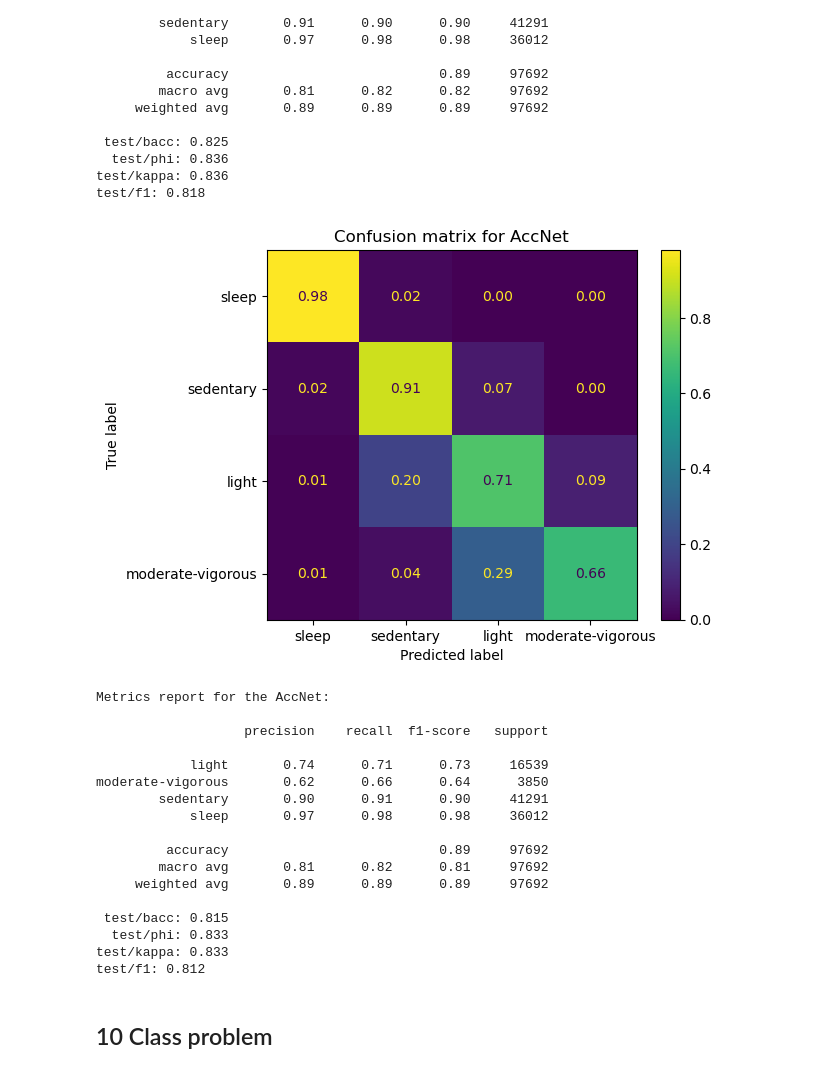
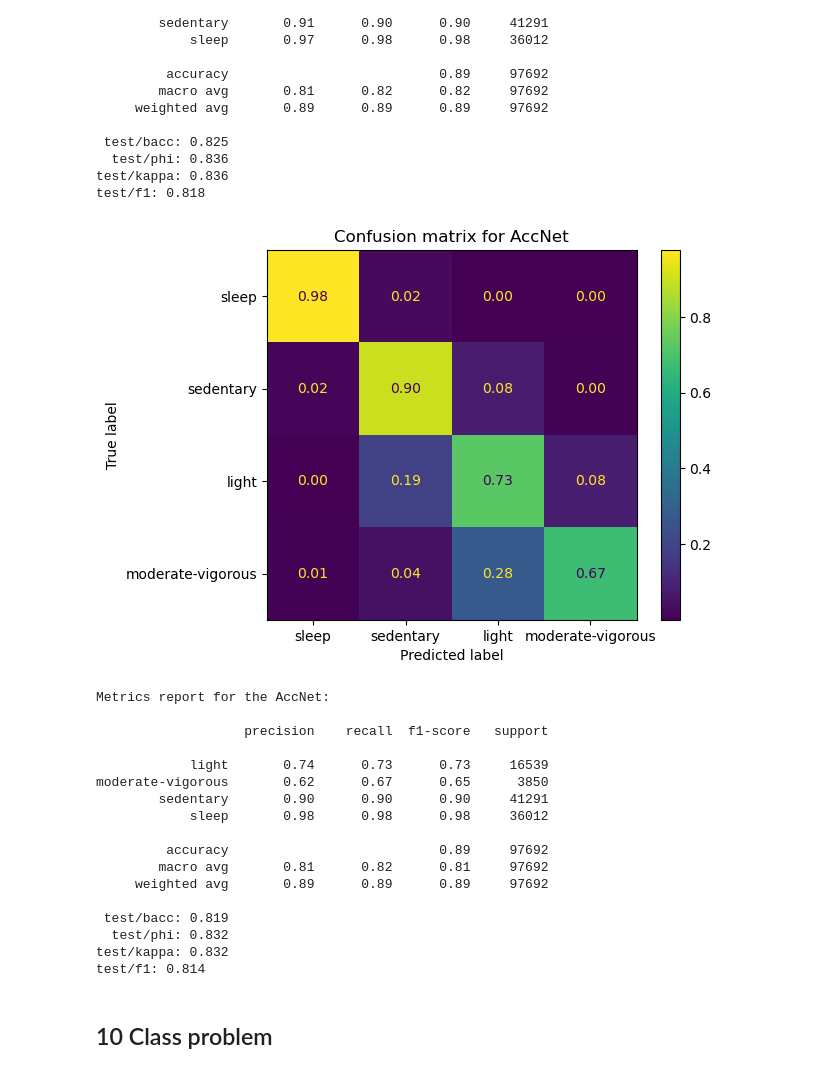
Before and after one commit to finlayscheib/capture24, a Jupyter notebook: Deep_models.ipynb, the cells around one changed output. Cells and saved outputs as stored; diff of their text form; code cells hidden in the pictures.

```diff
--- a/Deep_models.ipynb
+++ b/Deep_models.ipynb
@@ -205,43 +205,43 @@ test/kappa: 0.836
 test/f1: 0.818
 # %%
 # val
-pred = pd.read_csv("final_pred_test_test2.csv")
+pred = pd.read_csv("final_pred_test.csv")
 ConfusionMatrixDisplay.from_predictions( pred['true_labels'], pred['model_preds'], labels=PAorder,
                                          normalize = 'true', values_format = '.2f')
 plt.title('Confusion matrix for AccNet')
 plt.show()
 print('Metrics report for the AccNet: \n')
 report = classification_report( pred['true_labels'], pred['model_preds'], digits=2)
 print(report)
 
 bacc = balanced_accuracy_score( pred['true_labels'], pred['model_preds'])
 kappa = cohen_kappa_score( pred['true_labels'], pred['model_preds'])
 phi = matthews_corrcoef(pred['true_labels'], pred['model_preds'])
 f1 = f1_score(pred['true_labels'], pred['model_preds'], average = 'macro')
 
 print(f" test/bacc: {bacc:.3f}")
 print(f"  test/phi: {phi:.3f}")
 print(f"test/kappa: {kappa:.3f}")
 print(f"test/f1: {f1:.3f}")
 # %% [output]
-[figure, old version]
+[figure, new version]
 Metrics report for the AccNet:
 
                    precision    recall  f1-score   support
 
-            light       0.74      0.71      0.73     16539
-moderate-vigorous       0.62      0.66      0.64      3850
-        sedentary       0.90      0.91      0.90     41291
-            sleep       0.97      0.98      0.98     36012
+            light       0.74      0.73      0.73     16539
+moderate-vigorous       0.62      0.67      0.65      3850
+        sedentary       0.90      0.90      0.90     41291
+            sleep       0.98      0.98      0.98     36012
 
          accuracy                           0.89     97692
         macro avg       0.81      0.82      0.81     97692
      weighted avg       0.89      0.89      0.89     97692
 
- test/bacc: 0.815
-  test/phi: 0.833
-test/kappa: 0.833
-test/f1: 0.812
+ test/bacc: 0.819
+  test/phi: 0.832
+test/kappa: 0.832
+test/f1: 0.814
 # %% [markdown]
 ## 10 Class problem
 # %%
```
Also changed, not shown: 1 other file.
